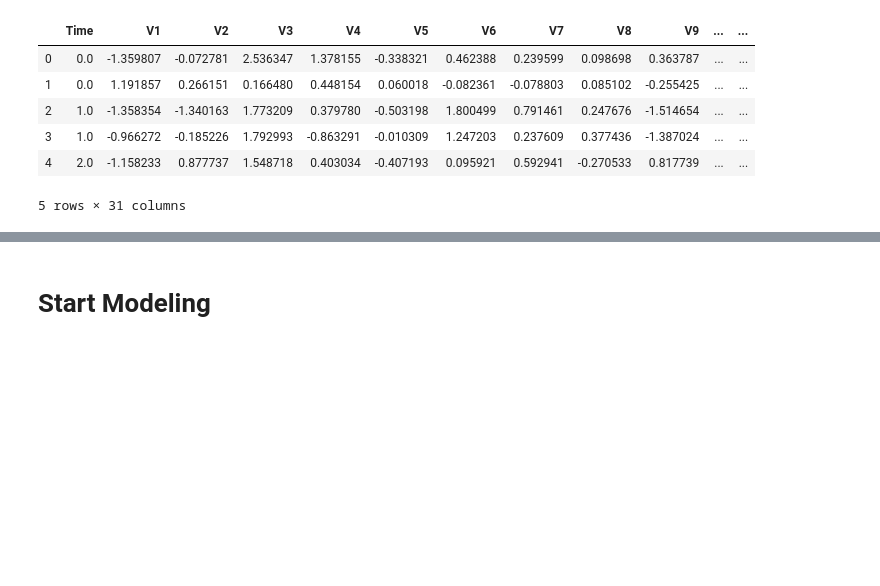
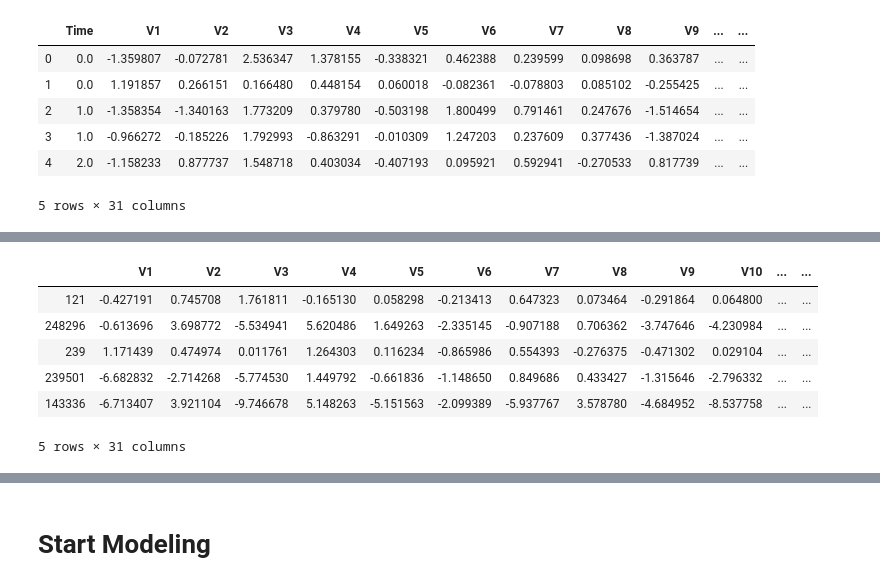
Before and after one commit to jcanque777/credit_card_fraud, a Jupyter notebook: creditcardfraud.ipynb, the cells around one changed output, grey strips where cells are left out. Saved outputs shown, nothing was run; the diff lists cells and outputs as text; code cells hidden in the pictures; blank space fills up the shorter version.

```diff
--- a/creditcardfraud.ipynb
+++ b/creditcardfraud.ipynb
@@ -281,0 +386,10 @@ df.head()
+# %%
+new_df.head()
+# %% [output]
+|  | V1 | V2 | V3 | V4 | V5 | V6 | V7 | V8 | V9 | V10 | ... | ... |
+| 121 | -0.427191 | 0.745708 | 1.761811 | -0.165130 | 0.058298 | -0.213413 | 0.647323 | 0.073464 | -0.291864 | 0.064800 | ... | ... |
+| 248296 | -0.613696 | 3.698772 | -5.534941 | 5.620486 | 1.649263 | -2.335145 | -0.907188 | 0.706362 | -3.747646 | -4.230984 | ... | ... |
+| 239 | 1.171439 | 0.474974 | 0.011761 | 1.264303 | 0.116234 | -0.865986 | 0.554393 | -0.276375 | -0.471302 | 0.029104 | ... | ... |
+| 239501 | -6.682832 | -2.714268 | -5.774530 | 1.449792 | -0.661836 | -1.148650 | 0.849686 | 0.433427 | -1.315646 | -2.796332 | ... | ... |
+| 143336 | -6.713407 | 3.921104 | -9.746678 | 5.148263 | -5.151563 | -2.099389 | -5.937767 | 3.578780 | -4.684952 | -8.537758 | ... | ... |
+5 rows × 31 columns
```
Also changed, not shown: parts of 26 cells of this notebook.
